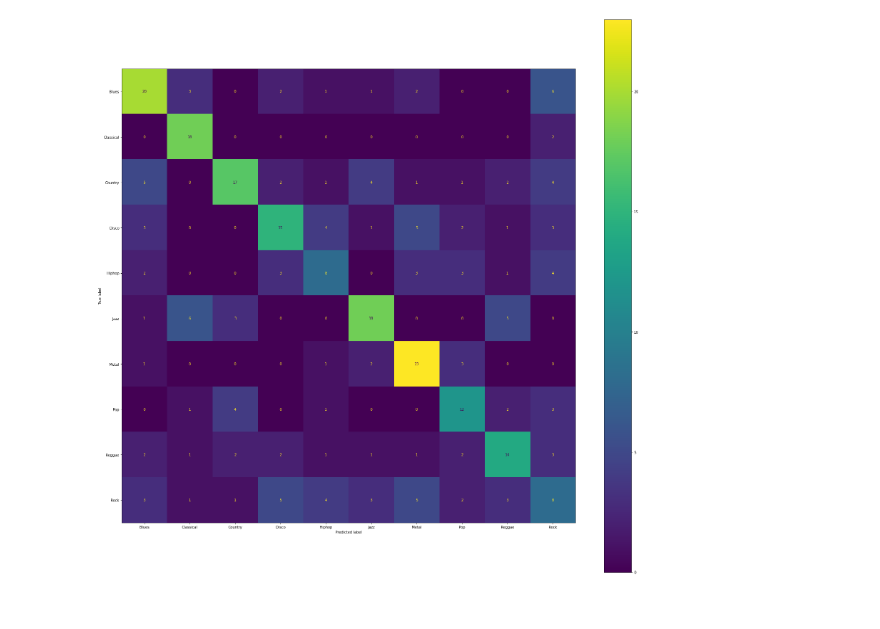
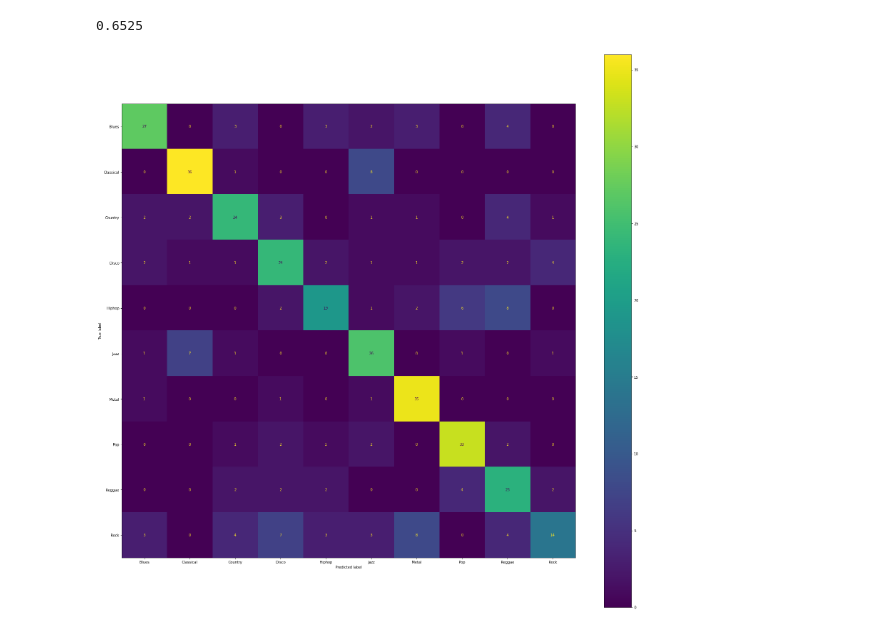
Before and after one commit to acarrill/TFGNotebooks, a Jupyter notebook: ClassificationTree.ipynb, the cells around one changed output. Saved outputs shown, nothing was run; the diff lists cells and outputs as text; code cells hidden in the pictures.

Commit message:
Update classificationTree Notebook

```diff
--- a/ClassificationTree.ipynb
+++ b/ClassificationTree.ipynb
@@ -19,11 +21,19 @@ import gc
 
 # features = pd.read_csv('Datasets/2000Spoti.csv', encoding='latin-1', thousands=',')
 
-features = pd.read_csv('MI_PRIMER_DATAFRAME.csv', encoding='latin-1', thousands=',')
+# features = pd.read_csv('MI_PRIMER_DATAFRAME.csv', encoding='latin-1', thousands=',')  # 0.51 ** peor resultado **
 
 # features = pd.read_csv('19_MFCCS_DATAFRAME.csv', encoding='latin-1', thousands=',')
 
-print(features.head(5))
+# features = pd.read_csv('visualization_features.csv', encoding='latin-1', thousands=',') # Media genera 0.62-0.67 con todas las caracteristicas **best result1**
+
+# features = pd.read_csv('features_frame_length_2048_var.csv', encoding='latin-1', thousands=',')
+
+# features = pd.read_csv('visualization_features_var.csv', encoding='latin-1', thousands=',')
+
+features = pd.read_csv('var_mean_dict.csv', encoding='latin-1', thousands=',') # Media genera 0.62-0.67 con todas las caracteristicas **best result2**
+
+# print(var_features.head(5))
 
 print('done')
 # %% [output]
@@ -56,7 +50,26 @@ print(np.unique(labels))
 print("The labels of out dataset are:", np.unique(labels))
 print("And their shape is:", labels.shape)
 
-featureColumsToDrop = ['Unnamed: 0', 'Genre', 'CQT']
+
+
+# featureColumsToDrop = ['Unnamed: 0', 'Genre', 'CQT', 'STFT', 'Chromagram', 'Autocorrelation', 'STFT.1', 'RMSE', 'Spectral_Centroid', 'Rolloff', 'Tempo',
+#                        'MFCCS0','MFCCS1','MFCCS2','MFCCS3','MFCCS4','MFCCS5','MFCCS6','MFCCS7','MFCCS8','MFCCS9','MFCCS10','MFCCS11','MFCCS12']  # Sin mfcc razon por la que primer data frame tan mal
+
+
+
+featureColumsToDrop = ['Unnamed: 0', 'Genre', 'CQT', 'STFT', 'Chromagram', 'Autocorrelation', 'STFT.1', 'RMSE', 'Spectral_Centroid', 'Rolloff', 'Tempo']
+
+
+
+# featureColumsToDrop = ['Unnamed: 0', 'Genre', 'CQT', 'STFT', 'STFT.1', 'Tempo']
+
+
+# featureColumsToDrop = ['Unnamed: 0', 'Genre', 'STFT.1', ] # only var only mean
+
+featureColumsToDrop = ['Unnamed: 0', 'Genre', 'STFT_Mean', 'STFT_Var.1', 'STFT_Mean.1', 'CQT_Mean',
+                       'MFCCS0']# var and mean
+
+# featureColumsToDrop = ['Unnamed: 0', 'Genre', 'CQT', 'MFCCS'] # first data set
 
 features = features.drop(featureColumsToDrop, 1)
 
@@ -80,7 +94,7 @@ The features of out dataset are:
 # Using Skicit-learn to split data into training and testing sets
 from sklearn.model_selection import train_test_split
 # Split the data into training and testing sets
-train_features, test_features, train_labels, test_labels = train_test_split(features, labels, test_size = 0.3, random_state = 42)
+train_features, test_features, train_labels, test_labels = train_test_split(features, labels, test_size = 0.4)
 
 print('Training Features Shape:', train_features.shape)
 print('Training Labels Shape:', train_labels.shape)
@@ -96,7 +110,7 @@ Testing Labels Shape: (300,)
 from sklearn.ensemble import RandomForestClassifier
 
 # Instantiate model with 1000 decision trees
-rf = RandomForestClassifier(n_estimators = 2000, random_state = 42)
+rf = RandomForestClassifier(n_estimators = 1000)
 
 # Train the model on training data
 rf.fit(train_features, train_labels)
@@ -109,16 +140,20 @@ print(rf.feature_importances_)
 # %%
 from sklearn.metrics import plot_confusion_matrix
+from sklearn.metrics import accuracy_score
 from matplotlib.pyplot import figure
 
 
 predictions = rf.predict(test_features)
+
+print(accuracy_score(test_labels, predictions))
 
 plot_confusion_matrix(rf, test_features, test_labels)
 fig = plt.gcf()
 fig.set_size_inches(28.5, 28.5)
 plt.show()
 
-# import junix;
-# junix.export_images(filepath= "ClassificationTree.ipynb")
+import junix;
+junix.export_images(filepath= "ClassificationTree.ipynb")
 # %% [output]
+0.6525
-[figure, old version]
+[figure, new version]
```
Also changed, not shown: parts of 6 cells of this notebook.
